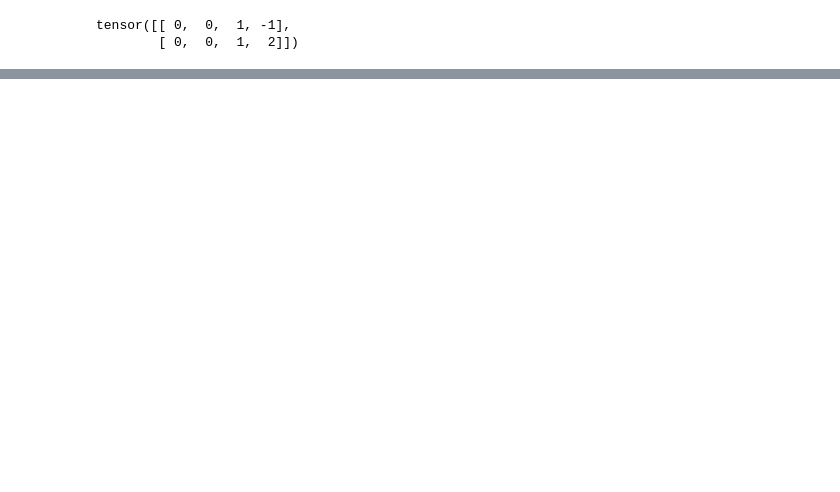
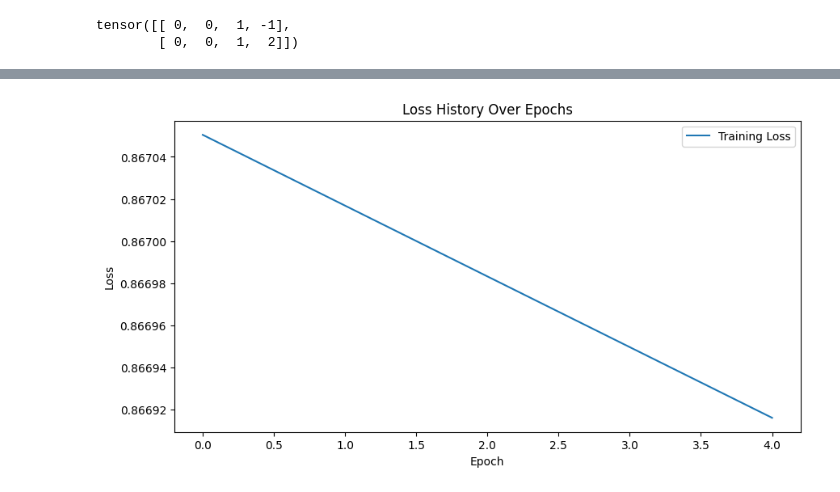
Before and after one commit to matsengrp/thrifty-experiments-1, a Jupyter notebook: human/multihit.ipynb, the cells around one changed output, grey strips where cells are left out. Saved outputs shown, nothing was run; the diff lists cells and outputs as text; code cells hidden in the pictures; blank space fills up the shorter version.

```diff
--- a/human/multihit.ipynb
+++ b/human/multihit.ipynb
@@ -354,0 +497,44 @@ labels_batch[labels_batch != -1].unique(return_counts=True)
+# %%
+import torch
+import torch.nn as nn
+import torch.optim as optim
+from tqdm import tqdm
+import matplotlib.pyplot as plt
+
+# Assume 'model', 'criterion', and 'optimizer' are already defined and initialized
+criterion = nn.CrossEntropyLoss(ignore_index=-1)
+optimizer = optim.SGD(model.parameters(), lr=0.01)  # Adjust learning rate as necessary
+
+# Number of epochs to train
+epochs = 5
+
+# Lists to store loss values to plot later
+loss_history = []
+
+# Full batch training loop
+for epoch in range(epochs):
+    model.train()  # Set model to training mode
+
+    # Forward pass: compute predicted outputs by passing inputs to the model
+    output_probs = model(unscaled_ratess, branch_lengths)
+    loss = criterion(output_probs.view(-1, 4), labels.view(-1))
+
+    # Backward pass: compute gradient of the loss with respect to model parameters
+    optimizer.zero_grad()
+    loss.backward()
+    optimizer.step()
+
+    # Record and print loss
+    current_loss = loss.item()
+    loss_history.append(current_loss)
+    print(f"Epoch {epoch+1}/{epochs}, Loss: {current_loss:.4f}")
+
+# Plotting the loss history
+plt.figure(figsize=(10, 5))
+plt.plot(loss_history, label='Training Loss')
+plt.title('Loss History Over Epochs')
+plt.xlabel('Epoch')
+plt.ylabel('Loss')
+plt.legend()
+plt.show()
+# %% [output]
@@ -354,0 +546 @@ labels_batch[labels_batch != -1].unique(return_counts=True)
+[figure, added]
```
Also changed, not shown: parts of 37 cells of this notebook.
